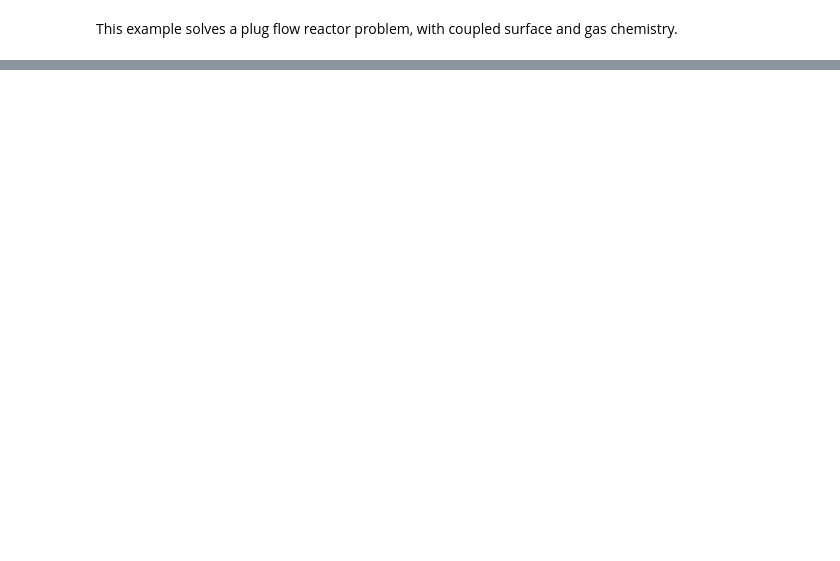
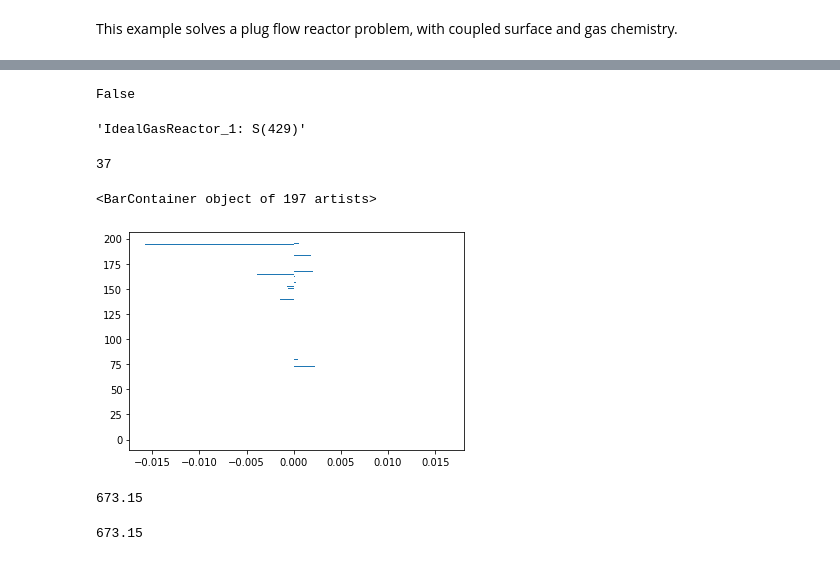
Before and after one commit to ChrisBNEU/HAN, a Jupyter notebook: CanteraModels/rocketman.ipynb, the cells around one changed output, grey strips where cells are left out. Drawn from its saved outputs; the diff is of its cells as text; code cells hidden in the pictures; blank space fills up the shorter version.

```diff
--- a/CanteraModels/rocketman.ipynb
+++ b/CanteraModels/rocketman.ipynb
@@ -228,0 +119,25 @@ CVodes error encountered. Error code: -10
+# %%
+def report_rates(n=8):
+    print("\nHighest net rates of progress, gas")
+    for i in np.argsort(abs(gas.net_rates_of_progress))[-1:-n:-1]: # top n in descending order
+        print(f"{i:3d} : {gas.reaction_equation(i):48s}  {gas.net_rates_of_progress[i]:8.1g}")
+    print("\nHighest net rates of progress, surface")
+    for i in np.argsort(abs(surf.net_rates_of_progress))[-1:-n:-1]: # top n in descending order
+        print(f"{i:3d} : {surf.reaction_equation(i):48s}  {cat_area_per_vol*surf.net_rates_of_progress[i]:8.1g}")
+    print("\nHighest forward rates of progress, gas")
+    for i in np.argsort(abs(gas.forward_rates_of_progress))[-1:-n:-1]: # top n in descending order
+        print(f"{i:3d} : {gas.reaction_equation(i):48s}  {gas.forward_rates_of_progress[i]:8.1g}")
+    print("\nHighest forward rates of progress, surface")
+    for i in np.argsort(abs(surf.forward_rates_of_progress))[-1:-n:-1]: # top n in descending order
+        print(f"{i:3d} : {surf.reaction_equation(i):48s}  {cat_area_per_vol*surf.forward_rates_of_progress[i]:8.1g}")
+    print("\nHighest reverse rates of progress, gas")
+    for i in np.argsort(abs(gas.reverse_rates_of_progress))[-1:-n:-1]: # top n in descending order
+        print(f"{i:3d} : {gas.reaction_equation(i):48s}  {gas.reverse_rates_of_progress[i]:8.1g}")
+    print("\nHighest reverse rates of progress, surface")
+    for i in np.argsort(abs(surf.reverse_rates_of_progress))[-1:-n:-1]: # top n in descending order
+        print(f"{i:3d} : {surf.reaction_equation(i):48s}  {cat_area_per_vol*surf.reverse_rates_of_progress[i]:8.1g}")
+
+    print(f"\nSurface rates have been scaled by surface/volume ratio {cat_area_per_vol:.1e} m2/m3")
+    print("So are on a similar basis of volume of reactor (though porosity not yet accounted for)")
+    print(" kmol / m3 / s")
+report_rates()
@@ -228,0 +162,17 @@ CVodes error encountered. Error code: -10
+# %%
+def report_rate_constants(n=8):
+    print("\nHighest forward rate constants, gas")
+    for i in np.argsort(abs(gas.forward_rate_constants))[-1:-n:-1]: # top n in descending order
+        print(f"{i:3d} : {gas.reaction_equation(i):48s}  {gas.forward_rate_constants[i]:8.1e}")
+    print("\nHighest forward rate constants, surface")
+    for i in np.argsort(abs(surf.forward_rate_constants))[-1:-n:-1]: # top n in descending order
+        print(f"{i:3d} : {surf.reaction_equation(i):48s}  {surf.forward_rate_constants[i]:8.1e}")
+    print("\nHighest reverse rate constants, gas")
+    for i in np.argsort(abs(gas.reverse_rate_constants))[-1:-n:-1]: # top n in descending order
+        print(f"{i:3d} : {gas.reaction_equation(i):48s}  {gas.reverse_rate_constants[i]:8.1e}")
+    print("\nHighest reverse rate constants, surface")
+    for i in np.argsort(abs(surf.reverse_rates_of_progress))[-1:-n:-1]: # top n in descending order
+        print(f"{i:3d} : {surf.reaction_equation(i):48s}  {surf.reverse_rate_constants[i]:8.1e}")
+
+    print("Units are a combination of kmol, m^3 and s, that depend on the rate expression for the reaction.")
+report_rate_constants()
@@ -229,3 +389,28 @@ CVodes error encountered. Error code: -10
+# %%
+sim.verbose
+# %% [output]
+False
+# %%
+sim.component_name(40)
+# %% [output]
+'IdealGasReactor_1: S(429)'
+# %%
+gas.species_index('S(429)')
+# %% [output]
+37
+# %%
+plt.barh(np.arange(len(gas.net_rates_of_progress)),gas.net_rates_of_progress)
+# %% [output]
+<BarContainer object of 197 artists>
+[figure, added]
+# %%
+gas.T
+# %% [output]
+673.15
+# %%
+gas.T
+# %% [output]
+673.15
 # %%
 data = pd.read_csv(output_filename)
 data
```
Also changed, not shown: parts of 28 cells of this notebook, 2 other files.
